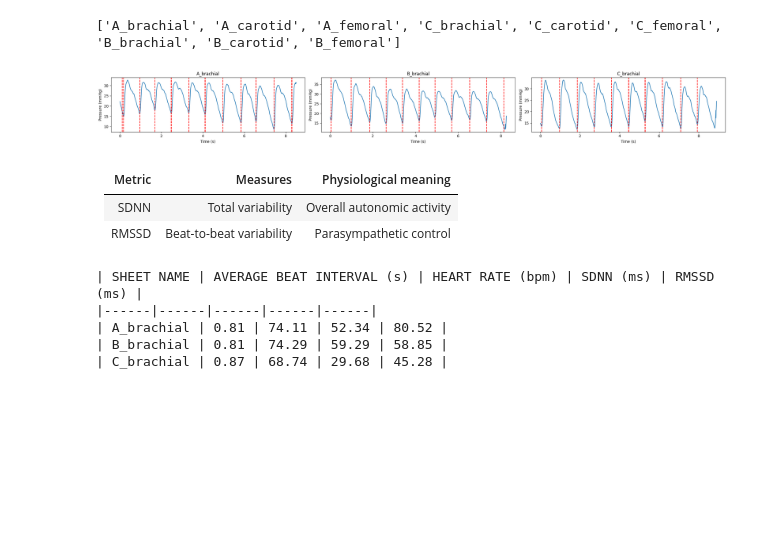
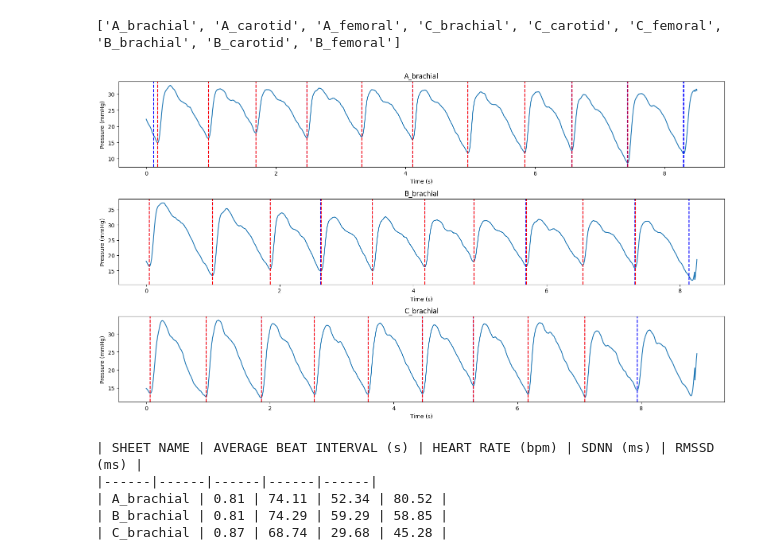
Before and after one commit to shreenandansonu/Non-invasive-Sensing---Signal-Processing-for-Human-Health-IIT-Madras, a Jupyter notebook: asignment1.ipynb, the cells around one changed output. Drawn from its saved outputs; the diff is of its cells as text; code cells hidden in the pictures; blank space fills up the shorter version.

```diff
--- a/asignment1.ipynb
+++ b/asignment1.ipynb
@@ -74,7 +76,7 @@ def min_pressure(pressure: np.ndarray, window=30) -> list:
     timepoints.append(np.argmin(pressure[:-window]))
     return timepoints
 # %%
-plt.figure(figsize=(16, 9))
+plt.figure(figsize=(16, 7))
 for i in pressure_sheet_index:
     df = pd.read_excel(path, sheet_name=sheet_names_list[i])
 
@@ -84,9 +86,12 @@ for i in pressure_sheet_index:
     max_pressure_points = min_pressure(pressure)
     plt.subplot(3, 2, (pressure_sheet_index.index(i)+1))
     plt.plot(time, pressure)
-
     for j in max_pressure_points:
-        plt.axvline(x=time[j], color="r", linestyle="--")
+        plt.axvline(x=time[j], color="b", linestyle="--")
+    # marked by red dashed line
+    for j in range(len(max_pressure_points)-1):
+        if (time[max_pressure_points[j+1]]-time[max_pressure_points[j]])>0.3: # checking if the time difference between two beats is greater than 0.3s to avoid fake beats due to noise
+            plt.axvline(x=time[max_pressure_points[j]], color="r", linestyle="--")
     plt.title(sheet_names_list[i])
     plt.xlabel("Time (s)")
     plt.ylabel("Pressure (mmHg)")
@@ -116,11 +123,12 @@ def sbp_dbp_map(pressure: np.ndarray) -> list:
 # %%
 print("| SHEET NAME | SBP | DBP | MAP123 | MAP |\n|------|------|------|------|------|")
 for i in pressure_sheet_index:
-    df=pd.read_excel(path,sheet_name=sheet_names_list[i])
-    pressure=(df.iloc[:,1])*(1000/Cc)
-    pressure=moving_average(pressure,10)
+    df = pd.read_excel(path, sheet_name=sheet_names_list[i])
+    pressure = (df.iloc[:, 1])*(1000/Cc)
+    pressure = moving_average(pressure, 10)
     sbp, dbp, map123, map = sbp_dbp_map(pressure)
-    print(f"| {sheet_names_list[i]} | {np.mean(sbp):.2f} mmHg | {np.mean(dbp):.2f} mmHg | {np.mean(map123):.2f} mmHg | {np.mean(map):.2f} mmHg |")
+    print(
+        f"| {sheet_names_list[i]} | {np.mean(sbp):.2f} mmHg | {np.mean(dbp):.2f} mmHg | {np.mean(map123):.2f} mmHg | {np.mean(map):.2f} mmHg |")
 # %% [output]
 | SHEET NAME | SBP | DBP | MAP123 | MAP |
 |------|------|------|------|------|
@@ -150,33 +159,32 @@ pressure_sheet_index = [0,6,3,]
 # %% [output]
 ['A_brachial', 'A_carotid', 'A_femoral', 'C_brachial', 'C_carotid', 'C_femoral', 'B_brachial', 'B_carotid', 'B_femoral']
 # %%
-plt.figure(figsize=(24, 3))
+plt.figure(figsize=(16,9 ))
 for i in pressure_sheet_index:
     df = pd.read_excel(path, sheet_name=sheet_names_list[i])
 
     pressure = (df.iloc[:, 1])*(1000/Cc)
     pressure = moving_average(pressure, 10)
     time = (df.iloc[:, 0])*(0.004)
     max_pressure_points = min_pressure(pressure)
-    plt.subplot(1, 3, (pressure_sheet_index.index(i)+1))
+    plt.subplot(3, 1, (pressure_sheet_index.index(i)+1))
     plt.plot(time, pressure)
-
+    #marked by blue dashed line
     for j in max_pressure_points:
-        plt.axvline(x=time[j], color="r", linestyle="--")
+        plt.axvline(x=time[j], color="b", linestyle="--")
+    # marked by red dashed line
+    for j in range(len(max_pressure_points)-1):
+        if (time[max_pressure_points[j+1]]-time[max_pressure_points[j]])>0.3: # checking if the time difference between two beats is greater than 0.3s to avoid fake beats due to noise
+            plt.axvline(x=time[max_pressure_points[j]], color="r", linestyle="--")
     plt.title(sheet_names_list[i])
     plt.xlabel("Time (s)")
     plt.ylabel("Pressure (mmHg)")
     # plt.grid()
 plt.tight_layout()
 
 plt.show()
 # %% [output]
-[figure, old version]
+[figure, new version]
-# %% [markdown]
-| Metric | Measures                 | Physiological meaning      |
-| ------ | ------------------------ | -------------------------- |
-| SDNN   | Total variability        | Overall autonomic activity |
-| RMSSD  | Beat-to-beat variability | Parasympathetic control    |
 # %%
 print("| SHEET NAME | AVERAGE BEAT INTERVAL (s) | HEART RATE (bpm) | SDNN (ms) | RMSSD (ms) |\n|------|------|------|------|------|")
 
```
Also changed, not shown: parts of 29 cells of this notebook.
